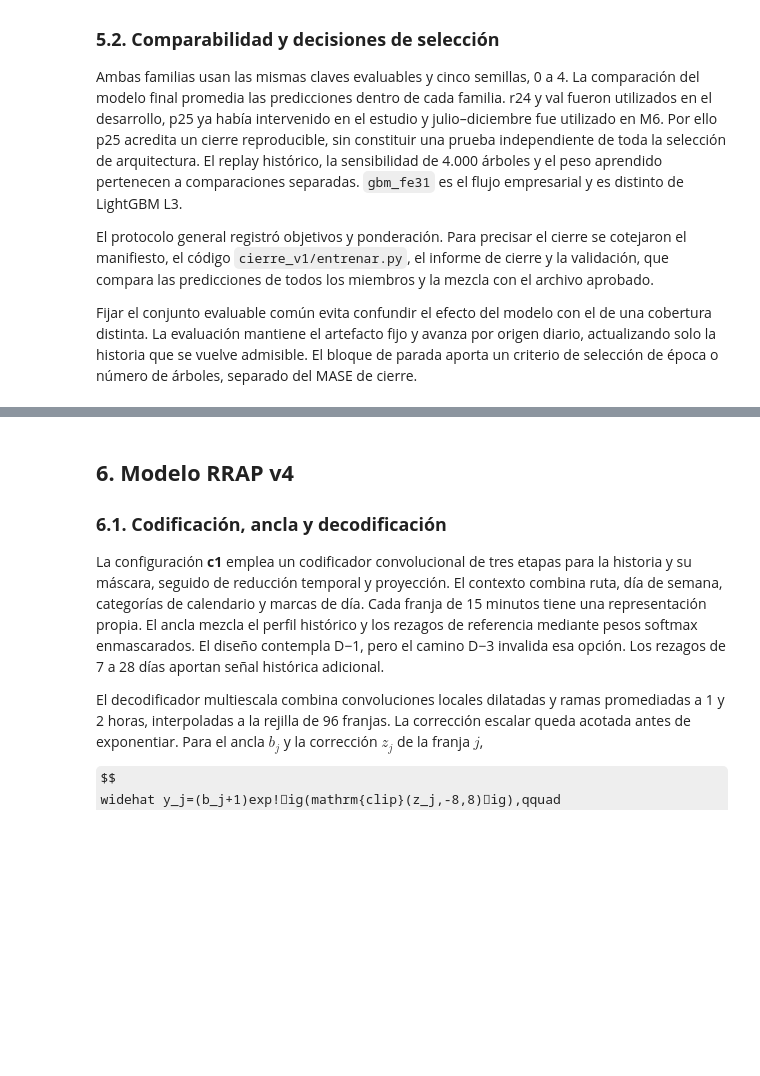
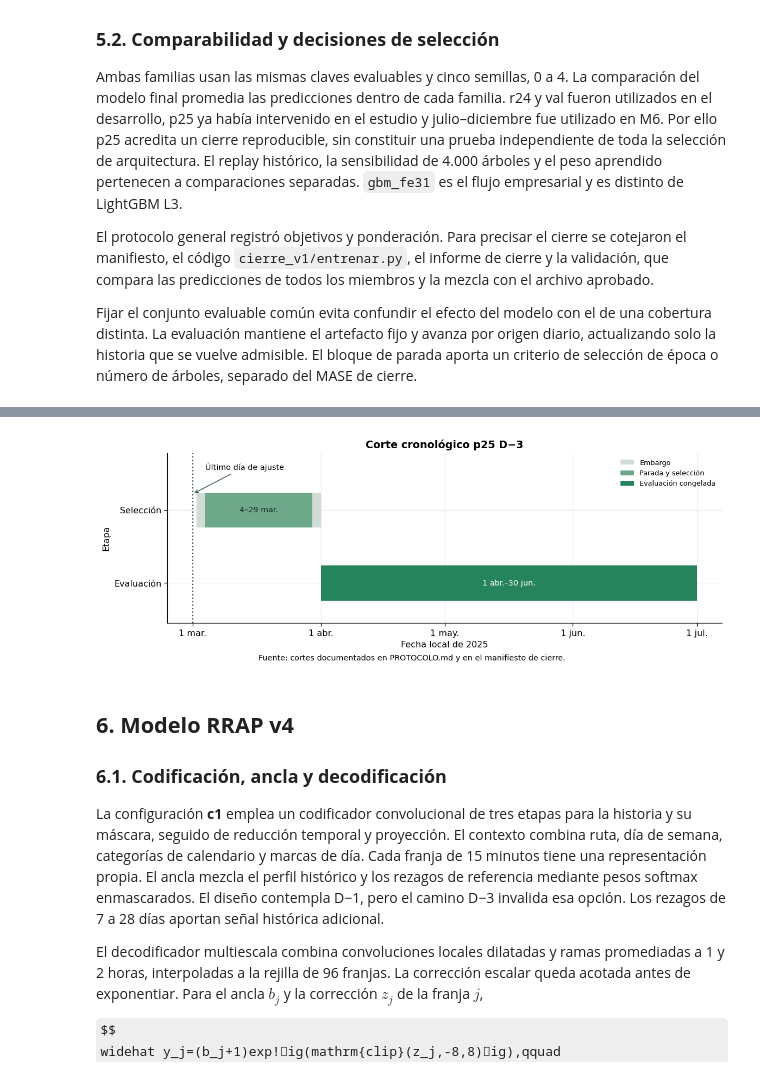
Before and after one commit to alemengo76/sobusa-frecuencias, a Jupyter notebook: notebooks/modelo_original/SOBUSA_v1_modelo_original.ipynb, the cells around one changed output, grey strips where cells are left out. Drawn from its saved outputs; the diff is of its cells as text; code cells hidden in the pictures; some formulas as TeX source; blank space fills up the shorter version.

Commit message:
Conserva y amplía la evidencia visual del notebook SOBUSA v1.0

```diff
--- a/notebooks/modelo_original/SOBUSA_v1_modelo_original.ipynb
+++ b/notebooks/modelo_original/SOBUSA_v1_modelo_original.ipynb
@@ -274,3 +290,30 @@ Fijar el conjunto evaluable común evita confundir el efecto del modelo con el d
+# %%
+fig, ax = plt.subplots(figsize=(10, 3.65), layout="constrained")
+dias = pd.to_datetime(["2025-03-01", "2025-03-02", "2025-03-04",
+                      "2025-03-30", "2025-04-01", "2025-07-01"])
+tramos = [
+    (dias[1], dias[2], 1, "#d0dcd5", "Embargo", None),
+    (dias[2], dias[3], 1, "#6ea88a", "Parada y selección", "4–29 mar."),
+    (dias[3], dias[4], 1, "#d0dcd5", None, None),
+    (dias[4], dias[5], 0, "#25845b", "Evaluación congelada", "1 abr.–30 jun."),
+]
+for inicio, fin, y, color, leyenda, nota in tramos:
+    ax.barh(y, fin-inicio, left=inicio, color=color, height=.48, label=leyenda)
+    if nota:
+        ax.text(inicio+(fin-inicio)/2, y, nota, ha="center", va="center",
+                color="white" if y == 0 else "#132b22", fontsize=9)
+ax.axvline(dias[0], linestyle=":", color="#3d6253")
+ax.annotate("Último día de ajuste", xy=(dias[0], 1.22), xytext=(dias[2], 1.55),
+            fontsize=9, arrowprops={"arrowstyle": "->", "color": "#3d6253"})
+ax.set(yticks=[0, 1], yticklabels=["Evaluación", "Selección"], ylabel="Etapa",
+       xlabel="Fecha local de 2025", ylim=(-.55, 1.78), title="Corte cronológico p25 D−3")
+ax.set_xticks(pd.to_datetime(["2025-03-01", "2025-04-01", "2025-05-01", "2025-06-01", "2025-07-01"]),
+              ["1 mar.", "1 abr.", "1 may.", "1 jun.", "1 jul."])
+ax.legend(loc="upper right", frameon=False, fontsize=8)
+fig.supxlabel("Fuente: cortes documentados en PROTOCOLO.md y en el manifiesto de cierre.", fontsize=9)
+plt.show()
+# %% [output]
+[figure, added]
 # %% [markdown]
 ## **6. Modelo RRAP v4**
 
```
Also changed, not shown: parts of 14 cells of this notebook.
